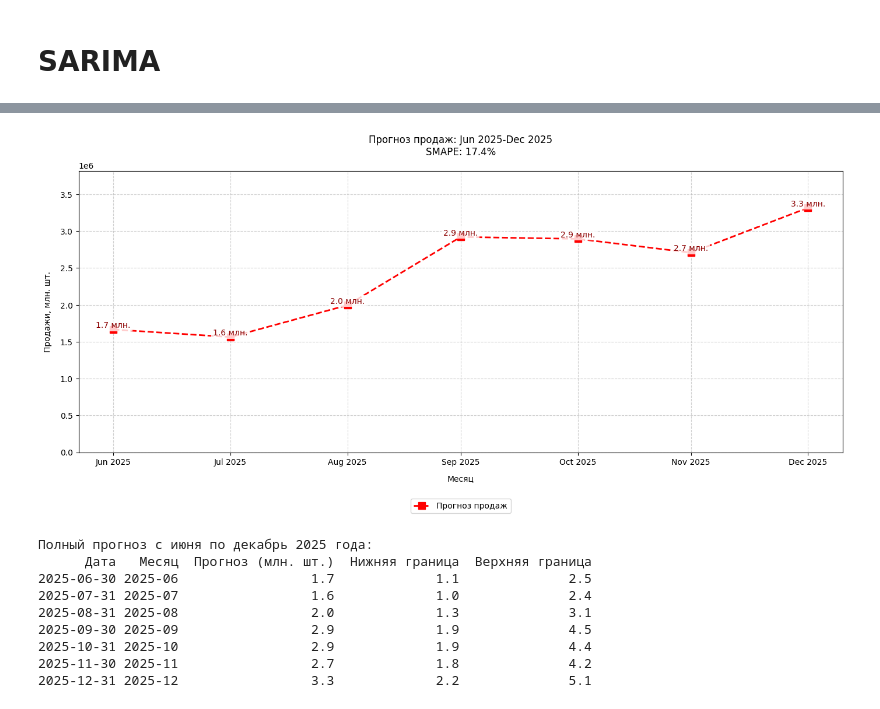
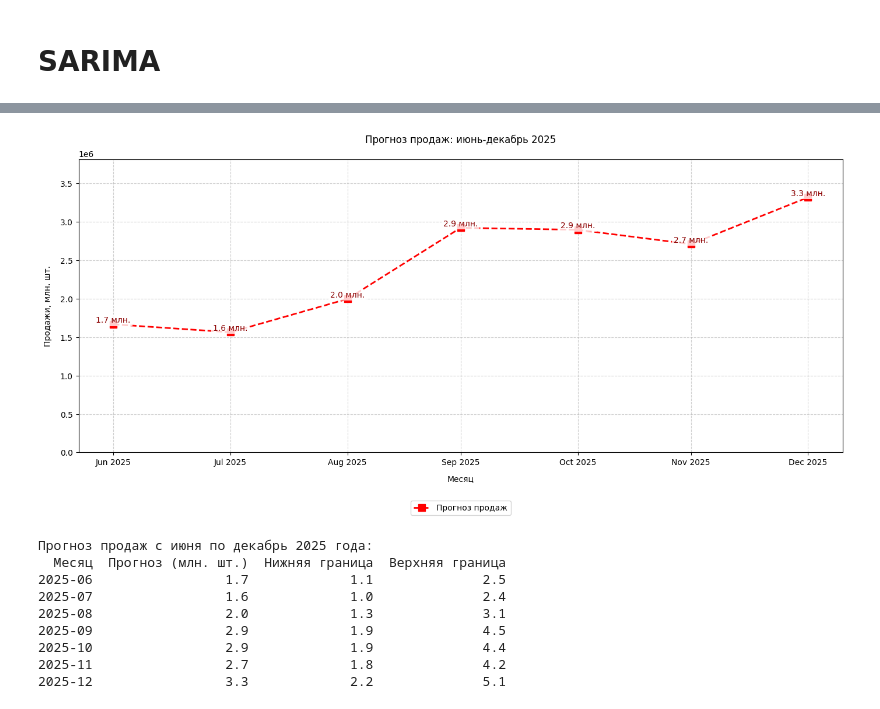
Before and after one commit to andreykoz82/StockAnalysis, a Jupyter notebook: scripts/forecast_sarima_4all.ipynb, the cells around one changed output, grey strips where cells are left out. Saved outputs shown, nothing was run; the diff lists cells and outputs as text; code cells hidden in the pictures.

```diff
--- a/scripts/forecast_sarima_4all.ipynb
+++ b/scripts/forecast_sarima_4all.ipynb
@@ -36,15 +36,10 @@ df_full = df_full.merge(df_monthly, on='date', how='left')
 df_full['sales'] = df_full['sales'].fillna(0)
 df_full = df_full.set_index('date')
 
-# 2. Корректное разделение данных (тренировочные до декабря 2024, тестовые с января 2025)
-train_end = pd.to_datetime("2024-12-31")
-test_start = pd.to_datetime("2025-01-01")
-test_end = last_actual_date
+# 2. Обучение модели на данных по май 2025 включительно
+train_end = pd.to_datetime("2025-05-31")
+X_train = df_full.loc[:train_end]
 
-X_train = df_full.loc[:train_end]
-X_test = df_full.loc[test_start:test_end] if test_start <= last_actual_date else pd.DataFrame()
-
-# 3. Обучение модели и расчет SMAPE
 y_train = np.log1p(X_train['sales'])
 model = auto_arima(y_train,
                   seasonal=True,
@@ -54,39 +49,23 @@ model = auto_arima(y_train,
                   suppress_warnings=True,
                   error_action='ignore')
 
-print(f"Лучшие параметры модели: {model.order}, {model.seasonal_order}")
+print(f"Лучшие параметры модели: {model.order}, {model.seasonal_order}")  # Исправлено здесь
 
-if not X_test.empty:
-    test_forecast = np.expm1(model.predict(n_periods=len(X_test)))
-    smape_score = smape(X_test['sales'], test_forecast)
-    print(f"\nSMAPE на тестовом периоде ({X_test.index[0].strftime('%Y-%m')}-{X_test.index[-1].strftime('%Y-%m')}): {smape_score}%")
-else:
-    smape_score = None
-
-# 4. Переобучение модели на всех данных для финального прогноза
-y_full = np.log1p(df_full['sales'])
-model_full = auto_arima(y_full,
-                      seasonal=True,
-                      m=12,
-                      stepwise=True,
-                      suppress_warnings=True,
-                      error_action='ignore')
-
-# 5. Прогнозирование с июня по декабрь 2025
-forecast_start = pd.to_datetime("2025-06-01")  # Фиксированное начало прогноза
+# 3. Прогнозирование с июня по декабрь 2025
+forecast_start = pd.to_datetime("2025-06-01")
 forecast_end = pd.to_datetime("2025-12-31")
 forecast_dates = pd.date_range(start=forecast_start, end=forecast_end, freq='ME')
 steps = len(forecast_dates)
 
-forecast_result = model_full.predict(n_periods=steps, return_conf_int=True)
+forecast_result = model.predict(n_periods=steps, return_conf_int=True)
 forecast_values = np.expm1(forecast_result[0])
 conf_int = np.expm1(forecast_result[1])
 
 # Проверка
-print(f"\nПроверка дат прогноза: {[d.strftime('%Y-%m') for d in forecast_dates]}")
-print(f"Количество значений прогноза: {len(forecast_values)}")
+print(f"\nДаты прогноза: {[d.strftime('%Y-%m') for d in forecast_dates]}")
+print(f"Значения прогноза: {[round(x/1_000_000, 1) for x in forecast_values]} млн.")
 
-# 6. Визуализация
+# 4. Визуализация
 plt.figure(figsize=(14, 7))
 
 # Точное позиционирование точек (конец каждого месяца)
@@ -109,11 +88,7 @@ ax.xaxis.set_major_formatter(mdates.DateFormatter('%b %Y'))
 plt.xticks(plot_dates, [date.strftime('%b %Y') for date in forecast_dates])
 
 # Настройки графика
-title = f'Прогноз продаж: {forecast_dates[0].strftime("%b %Y")}-{forecast_dates[-1].strftime("%b %Y")}'
-if smape_score is not None:
-    title += f'\nSMAPE: {smape_score}%'
-plt.title(title, pad=20)
-
+plt.title('Прогноз продаж: июнь-декабрь 2025', pad=20)
 plt.xlabel('Месяц', labelpad=10)
 plt.ylabel('Продажи, млн. шт.', labelpad=10)
 plt.grid(True, linestyle='--', alpha=0.6)
@@ -124,15 +99,14 @@ plt.tight_layout()
 plt.subplots_adjust(bottom=0.2)
 plt.show()
 
-# 7. Результирующая таблица
+# 5. Результирующая таблица
 forecast_df = pd.DataFrame({
-    'Дата': forecast_dates.strftime('%Y-%m-%d'),
     'Месяц': forecast_dates.strftime('%Y-%m'),
     'Прогноз (млн. шт.)': (forecast_values/1_000_000).round(1),
     'Нижняя граница': (conf_int[:, 0]/1_000_000).round(1),
     'Верхняя граница': (conf_int[:, 1]/1_000_000).round(1)
 })
-print("\nПолный прогноз с июня по декабрь 2025 года:")
+print("\nПрогноз продаж с июня по декабрь 2025 года:")
 print(forecast_df.to_string(index=False))
 # %% [output]
 Performing stepwise search to minimize aic
@@ -155,10 +129,10 @@ SMAPE на тестовом периоде (2025-01-2025-05): 17.4%
-[figure, old version]
+[figure, new version]
-Полный прогноз с июня по декабрь 2025 года:
-      Дата   Месяц  Прогноз (млн. шт.)  Нижняя граница  Верхняя граница
-2025-06-30 2025-06                 1.7             1.1              2.5
-2025-07-31 2025-07                 1.6             1.0              2.4
-2025-08-31 2025-08                 2.0             1.3              3.1
-2025-09-30 2025-09                 2.9             1.9              4.5
-2025-10-31 2025-10                 2.9             1.9              4.4
-2025-11-30 2025-11                 2.7             1.8              4.2
-2025-12-31 2025-12                 3.3             2.2              5.1
+Прогноз продаж с июня по декабрь 2025 года:
+  Месяц  Прогноз (млн. шт.)  Нижняя граница  Верхняя граница
+2025-06                 1.7             1.1              2.5
+2025-07                 1.6             1.0              2.4
+2025-08                 2.0             1.3              3.1
+2025-09                 2.9             1.9              4.5
+2025-10                 2.9             1.9              4.4
+2025-11                 2.7             1.8              4.2
+2025-12                 3.3             2.2              5.1
```
Also changed, not shown: parts of 1 cell of this notebook.
